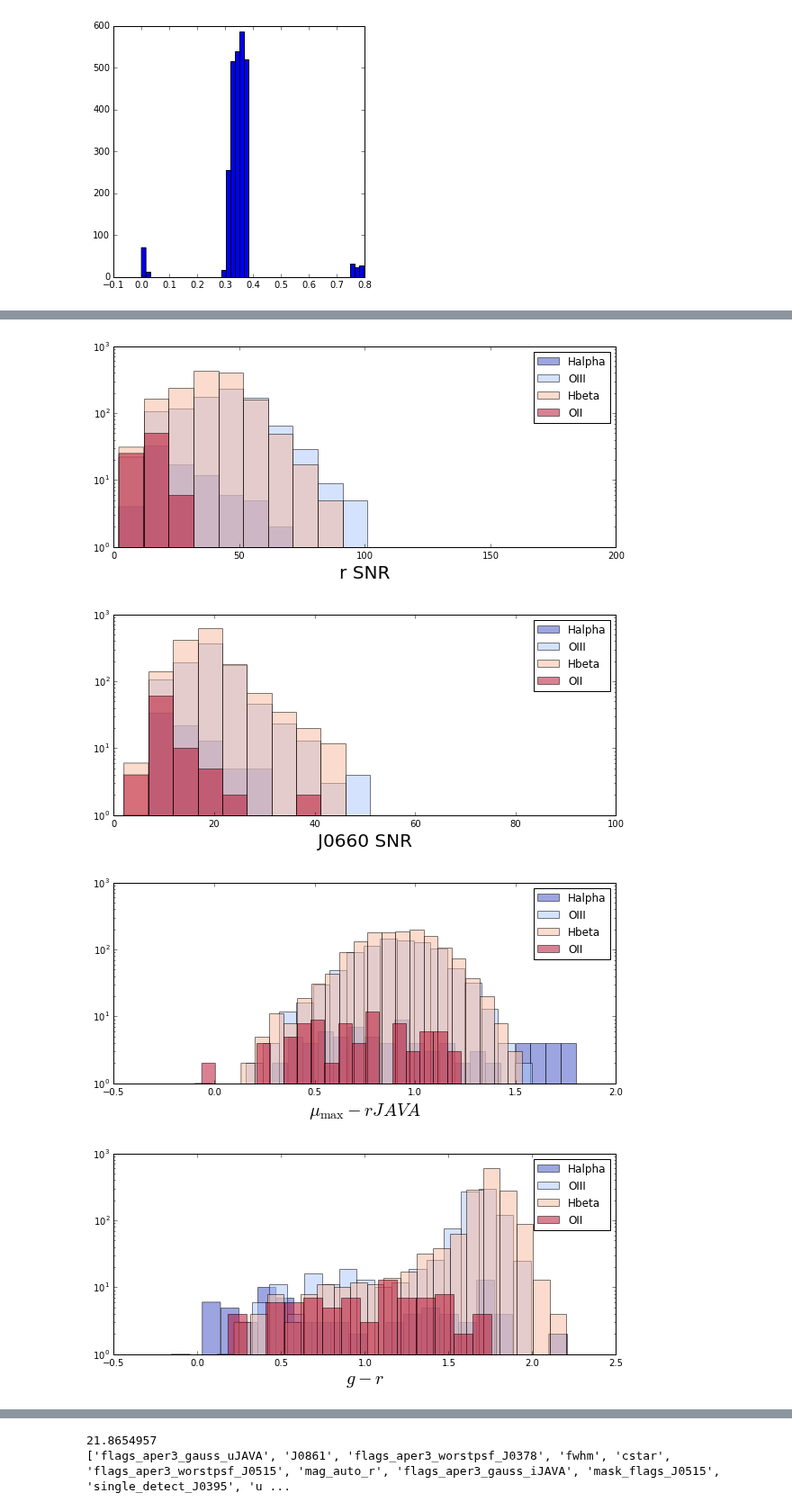
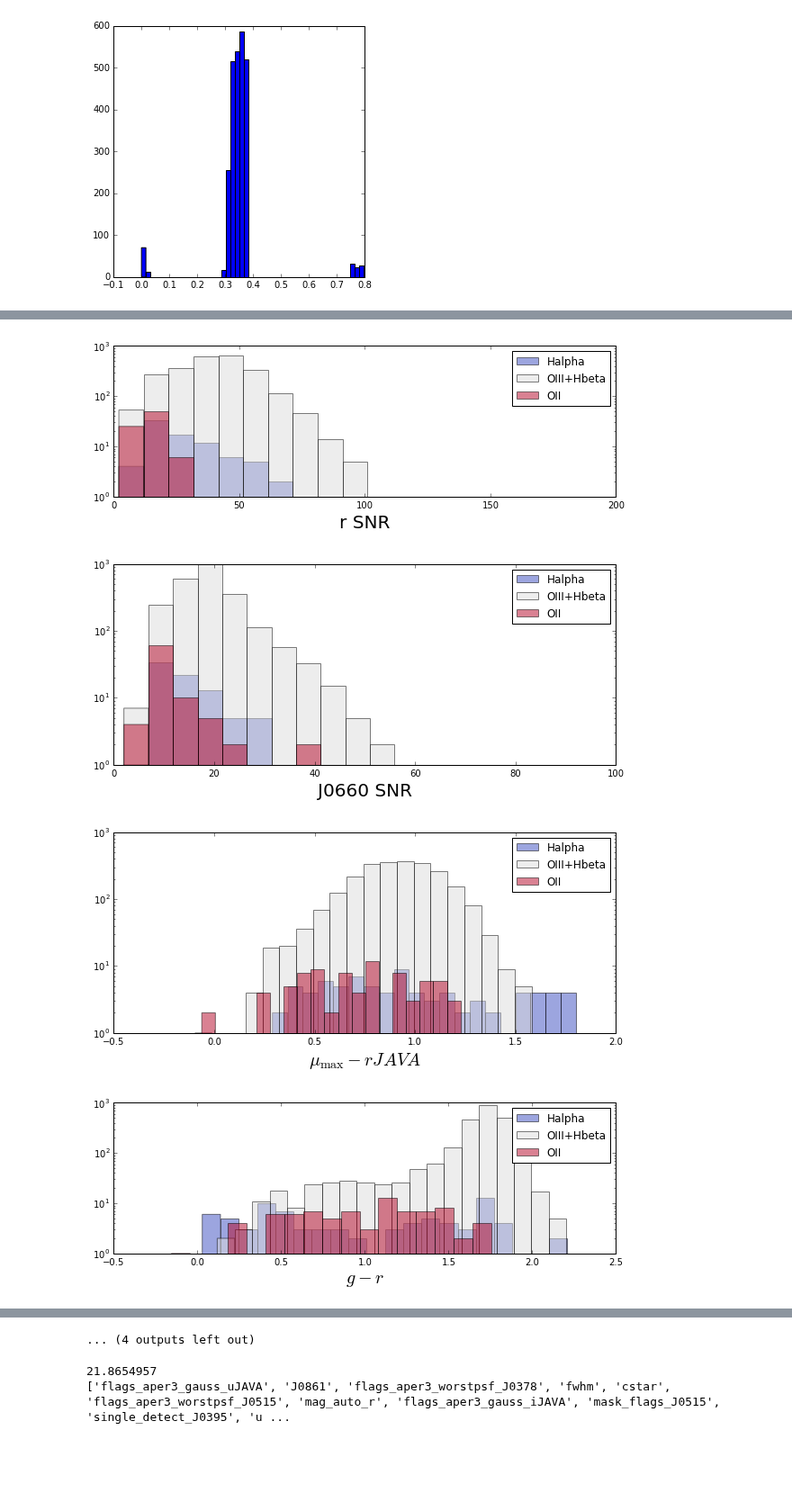
Before and after one commit to aaorsi/ELG_analysis, a Jupyter notebook: learn_ELGz.ipynb, the cells around one changed output, grey strips where cells are left out. Shown at 90% size. Cells and saved outputs as stored; diff of their text form; code cells hidden in the pictures; blank space fills up the shorter version.

```diff
--- a/learn_ELGz.ipynb
+++ b/learn_ELGz.ipynb
@@ -489,27 +489,29 @@ for i in range(ngals_tot):
     zp = dataspec['z_spec'][i]
     if zp < z_ha[1]:
         dataspec['class'].append('Halpha')
-    elif (zp > z_ha[1]) and (zp < z_oiii[1]):
-        dataspec['class'].append('OIII')
-    elif (zp > z_oiii[1]) and (zp < z_hb[1]):
-        dataspec['class'].append('Hbeta')
+#    elif (zp > z_ha[1]) and (zp < z_oiii[1]):
+#        dataspec['class'].append('OIII')
+#    elif (zp > z_oiii[1]) and (zp < z_hb[1]):
+#        dataspec['class'].append('Hbeta')
+    elif (zp > z_ha[1]) and (zp < z_hb[1]):
+        dataspec['class'].append('OIII+Hbeta')
     elif (zp > 0.5):
         dataspec['class'].append('OII')
     else:
         print 'something is wrong with this redshift: %f'%zp
 
 m_z0  = np.asarray(dataspec['class']) == 'Halpha'
-m_zp3 = np.asarray(dataspec['class']) == 'OIII'
-m_zp35 = np.asarray(dataspec['class']) == 'Hbeta'
+m_zp3 = np.asarray(dataspec['class']) == 'OIII+Hbeta'
+#m_zp35 = np.asarray(dataspec['class']) == 'Hbeta'
 m_zp7 = np.asarray(dataspec['class']) == 'OII'
 
 nz0  = len(dataspec['z_spec'][m_z0])
 nzp3 = len(dataspec['z_spec'][m_zp3])
-nzp35 = len(dataspec['z_spec'][m_zp35])
+#nzp35 = len(dataspec['z_spec'][m_zp35])
 nzp7 = len(dataspec['z_spec'][m_zp7])
 print 'Number of Halpha emitters: %ld' % nz0
-print 'Number of OIII emitters: %ld' % nzp3
-print 'Number of Hbeta emitters: %ld' % nzp35
+print 'Number of OIII+Hbeta emitters: %ld' % nzp3
+#print 'Number of Hbeta emitters: %ld' % nzp35
 print 'Number of OII emitters: %ld' % nzp7
 # %% [output]
 Number of Halpha emitters: 82
@@ -522,10 +523,11 @@ Number of OII emitters: 84
 snr = 1./dataspec['rSDSS'][:,1]
 snr_ha = 1./dataspec['J0660'][:,1]
 
-classes_names = ['Halpha', 'OIII', 'Hbeta','OII']
+#classes_names = ['Halpha', 'OIII', 'Hbeta','OII']
+classes_names = ['Halpha', 'OIII+Hbeta','OII']
 colors = plt.cm.coolwarm(np.linspace(0,1,len(classes_names)))
 iic = 0
-plt.figure(1,figsize=(10,4))
+plt.figure(1,figsize=(10,3))
 
 for ic in classes_names:
     mask = np.asarray(dataspec['class']) == ic
@@ -578,7 +580,7 @@ plt.yscale('log', nonposy='clip')
 #plt.legend()
 #plt.yscale('log', nonposy='clip')
 
-plt.figure(5,figsize=(10,4))
+plt.figure(5,figsize=(10,3))
 suff = 'SDSS'
 
 iic= 0
@@ -620,6 +622,37 @@ plt.xlabel(r'$J0861-z$',fontsize=20)
 plt.legend()
 plt.yscale('log', nonposy='clip')
 
+plt.figure(8,figsize=(10,4))
+suff = 'SDSS'
+
+iic= 0
+for ic in classes_names:
+    mask = np.asarray(dataspec['class']) == ic
+    right_col = dataspec['r'+suff][mask,0]-dataspec['J0660'][mask,0]
+    left_col = dataspec['g'+suff][mask,0]-dataspec['J0660'][mask,0]
+    plt.hist(right_col/left_col, bins=20, color=colors[iic], alpha=0.5, label=ic)
+    iic += 1
+
+plt.xlabel(r'$(r-J0660)/(g-J0660)$',fontsize=20)
+#plt.xlim([-0.5,2])
+plt.legend()
+plt.yscale('log', nonposy='clip')
+
+plt.figure(9,figsize=(10,4))
+suff = 'SDSS'
+
+iic= 0
+for ic in classes_names:
+    mask = np.asarray(dataspec['class']) == ic
+    plt.hist(dataspec['J0395'][mask,0] - dataspec['g'+suff][mask,0], bins=20, color=colors[iic], alpha=0.5, label=ic)
+    iic += 1
+
+plt.xlabel(r'$J0395-g$',fontsize=20)
+#plt.xlim([-0.5,2])
+plt.legend()
+plt.yscale('log', nonposy='clip')
+
+
 
 bb = ['u','g','r','i','z']
 
@@ -630,34 +663,34 @@ for band in bb:
     iic= 0
     for ic in classes_names:
         mask = np.asarray(dataspec['class']) == ic
         plt.hist(dataspec[band+suff][mask,0] , bins=20, color=colors[iic], alpha=0.5, label=ic)
         iic += 1
 
     plt.xlabel(r'$%s%s$'%(band,suff),fontsize=20)
     #plt.xlim([-0.5,2])
     plt.legend()
     plt.yscale('log', nonposy='clip')
 
 
 
 pzarr = ['leph', 'tpz', 'bpz']
 
 for pz in pzarr:
     plt.figure(pz,figsize=(10,4))
     suff = 'SDSS'
 
     iic= 0
     for ic in classes_names:
         mask = np.asarray(dataspec['class']) == ic
         plt.hist(dataspec['photoz_'+pz][mask], bins=20, color=colors[iic], alpha=0.5, label=ic, range=[0,1])
         iic += 1
 
     plt.xlabel(r'$z_{\rm %s}$'%pz,fontsize=20)
     #plt.xlim([-0.5,2])
     plt.legend()
     plt.yscale('log', nonposy='clip')
 # %% [output]
-[figure, old version]
+[figure, new version]
-[figure, old version]
+[figure, new version]
-[figure, old version]
+[figure, new version]
-[figure, old version]
+[figure, new version]
@@ -674,3 +705,4 @@ for pz in pzarr:
+... (4 outputs left out)
 # %%
 print dataspec['mu_max_r'][0]
 print dataspec.keys()
```
Also changed, not shown: parts of 6 cells of this notebook.
